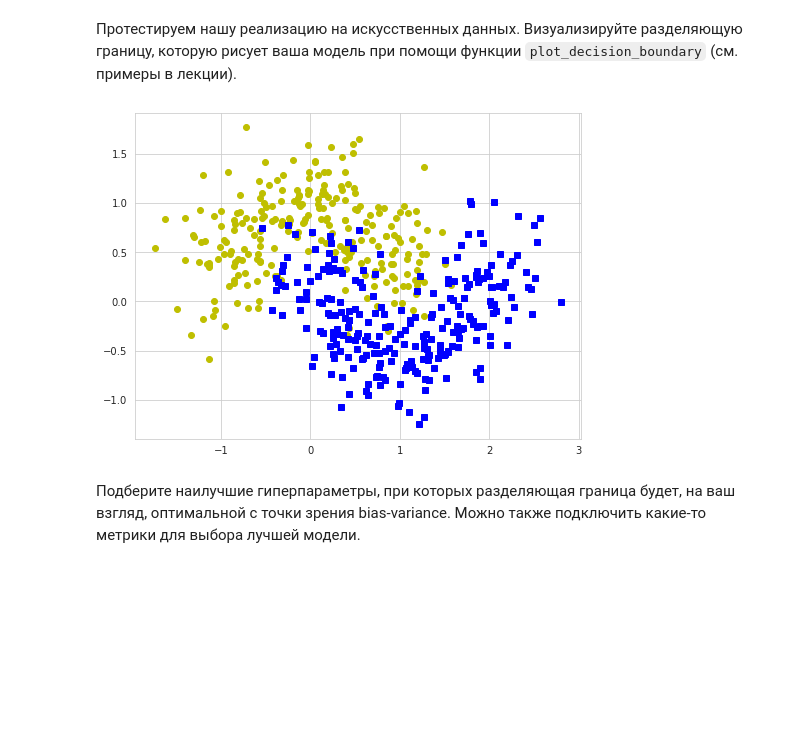
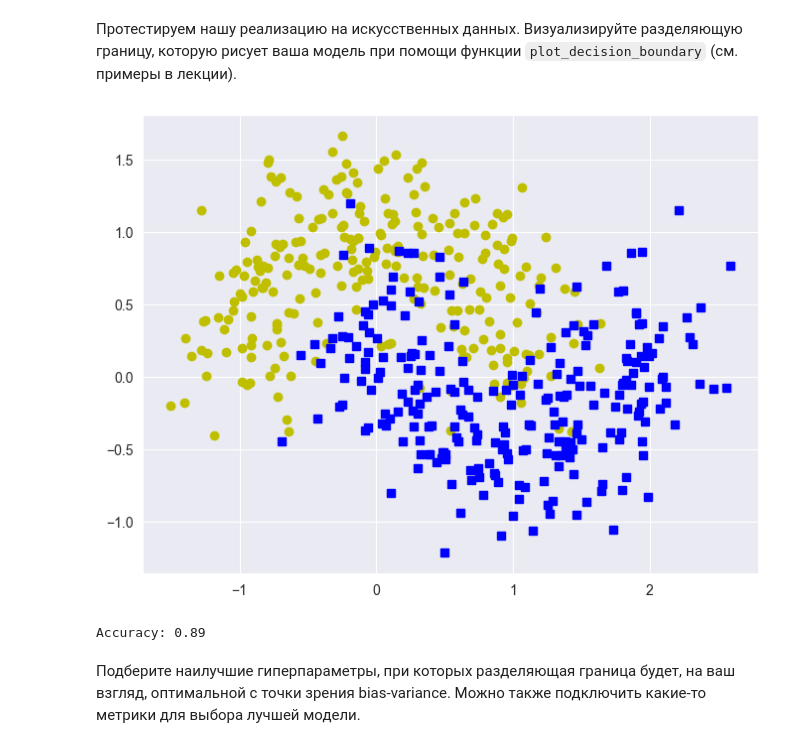
Before and after one commit to Smirness/BI_Stat_2021, a Jupyter notebook: lecture_5_ensembles/homework/Ensembles.ipynb, the cells around one changed output. Cells and saved outputs as stored; diff of their text form; code cells hidden in the pictures; blank space fills up the shorter version.

```diff
--- a/lecture_5_ensembles/homework/Ensembles.ipynb
+++ b/lecture_5_ensembles/homework/Ensembles.ipynb
@@ -265,11 +291,14 @@ def plot_decision_boundary(clf, X, y, axes=[-1.5, 2.5, -1, 1.5], alpha=0.5, cont
     plt.xlabel(r"$x_1$", fontsize=18)
     plt.ylabel(r"$x_2$", fontsize=18, rotation=0)
 # %%
-X, y = datasets.make_moons(n_samples=500, noise=0.30, random_state=SEED)
+from sklearn.datasets import make_moons
+import matplotlib.pyplot as plt
+
+X, y = make_moons(n_samples=500, noise=0.30, random_state=23)
 
 plt.figure(figsize=(8, 6))
 plt.plot(X[:, 0][y==0], X[:, 1][y==0], "yo")
 plt.plot(X[:, 0][y==1], X[:, 1][y==1], "bs")
 plt.show()
 # %% [output]
-[figure, old version]
+[figure, new version]
@@ -278,2 +305,20 @@ plt.show()
+# %%
+from sklearn.model_selection import train_test_split
+from sklearn.metrics import accuracy_score
+
+
+# Разделяем на обучающую и тестовую выборки
+X_train, X_test, y_train, y_test = train_test_split(X, y, test_size=0.2, random_state=23)
+
+# Обучаем модель и делаем предсказания на тестовой выборке
+clf = RandomForestClassifierCustom(n_estimators=10, max_depth=5, max_features=2, random_state=23)
+clf.fit(X_train, y_train)
+y_pred = clf.predict(X_test)
+
+# Оцениваем точность нашей модели
+accuracy = accuracy_score(y_test, y_pred)
+print(f"Accuracy: {accuracy:.2f}")
+# %% [output]
+Accuracy: 0.89
 # %% [markdown]
 Подберите наилучшие гиперпараметры, при которых разделяющая граница будет, на ваш взгляд, оптимальной с точки зрения bias-variance. Можно также подключить какие-то метрики для выбора лучшей модели.
```
Also changed, not shown: parts of 9 cells of this notebook.
